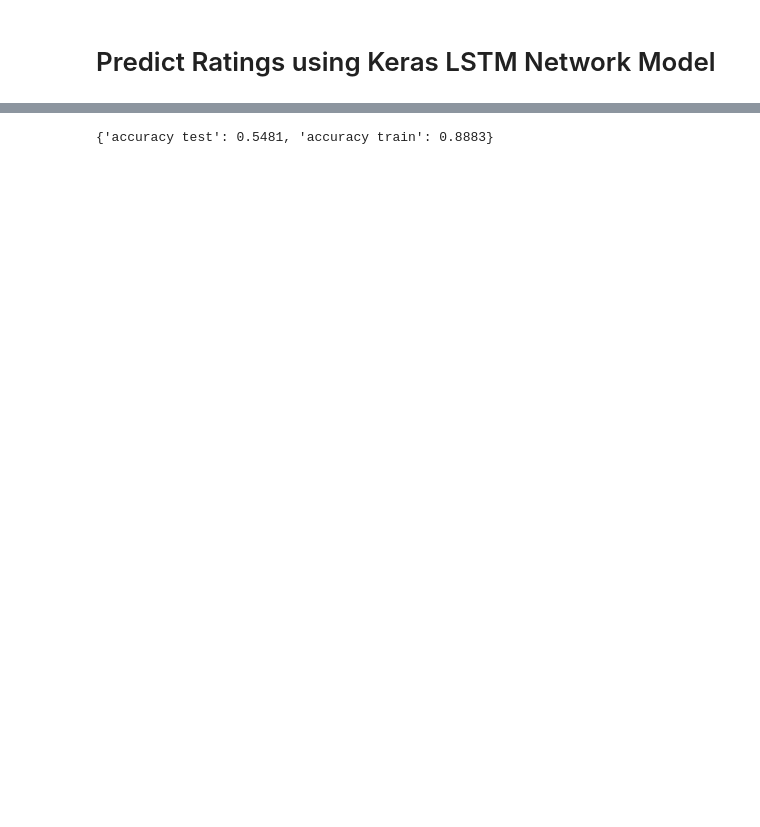
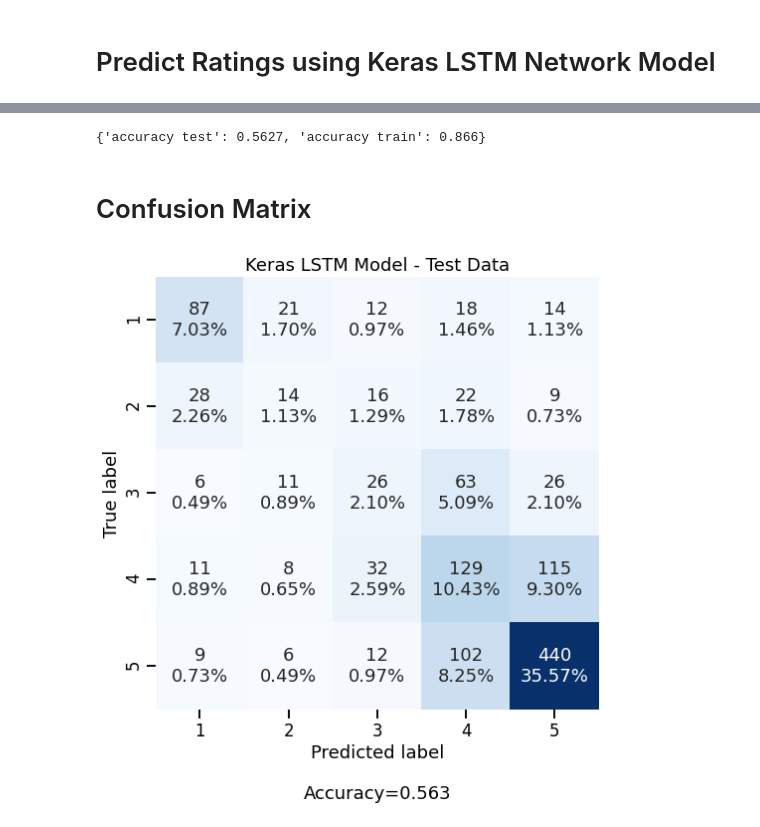
Before and after one commit to FarnazG/NLP_analysis, a Jupyter notebook: NLP_Deeplearning_model.ipynb, the cells around one changed output, grey strips where cells are left out. Cells and saved outputs as stored; diff of their text form; code cells hidden in the pictures; blank space fills up the shorter version.

Commit message:
NLP deep learning model

```diff
--- a/NLP_Deeplearning_model.ipynb
+++ b/NLP_Deeplearning_model.ipynb
@@ -201,8 +201,8 @@ print(len(wv.vocab),"unique words in the dataset.")
 #Creating Word Embeddings using Embedding Vectorizer class
 class Tokenizer(object):
     """
-    This class is used to fit text and convert text to sequences for use in a Keras NN Model.
-    The class has both fit and transform functions so that it may be used in an sklearn Pipeline.
+    This class is used to fit text and transfer text to sequences for use in a Keras NN Model.
+    The class has both fit and transform functions to be used in an sklearn Pipeline.
     num_words = max number of words to keep.
     maxlen  = max length of all sequences.
     """
@@ -271,8 +271,8 @@ keras_model = get_model()
 param_grid_km  = [{'Keras LSTM Model__epochs': [2],
                    'Keras LSTM Model__batch_size': [32] }]
 
-km  = Pipeline([("Keras Tokenizer", KerasTokenizer(num_words=20000, maxlen=100)),
-                 ("Keras LSTM Model", KerasModel(keras_model, epochs=10, batch_size=32, validation_split=0.1))])
+km  = Pipeline([("Keras Tokenizer", Tokenizer(num_words=20000, maxlen=100)),
+                 ("Keras LSTM Model", Model(keras_model, epochs=10, batch_size=32, validation_split=0.1))])
 # %%
 km.fit(x_train,y_train)
 # %% [output]
@@ -311,4 +311,6 @@ result['accuracy train']  = round(accuracy_score(y_train,y_pred_train),4)
 result['accuracy test']   = round(accuracy_score(y_test,y_pred_test),4)
 result
 # %% [output]
-{'accuracy test': 0.5481, 'accuracy train': 0.8883}
+{'accuracy test': 0.5627, 'accuracy train': 0.866}
+# %% [markdown]
+# Confusion Matrix
@@ -314,0 +415,11 @@ result
+# %%
+y_pred_test = km.predict(x_test)
+cf = confusion_matrix(y_test, y_pred_test)
+
+make_confusion_matrix(cf,
+                      categories=[1,2,3,4,5],
+                      cbar=False,
+                      figsize=(8,8),
+                      title="Keras LSTM Model - Test Data")
+# %% [output]
+[figure, added]
```
Also changed, not shown: parts of 5 cells of this notebook.
